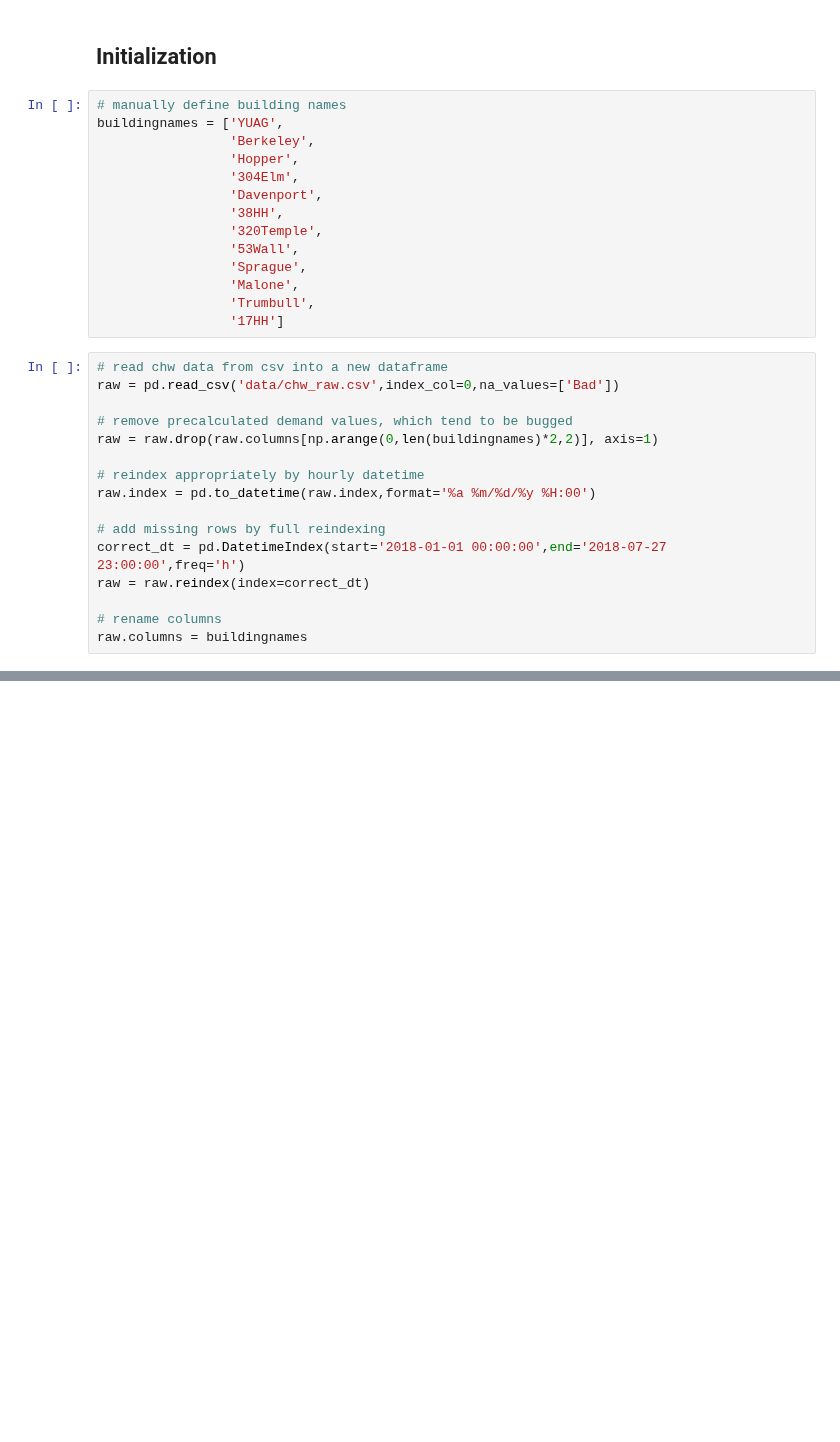
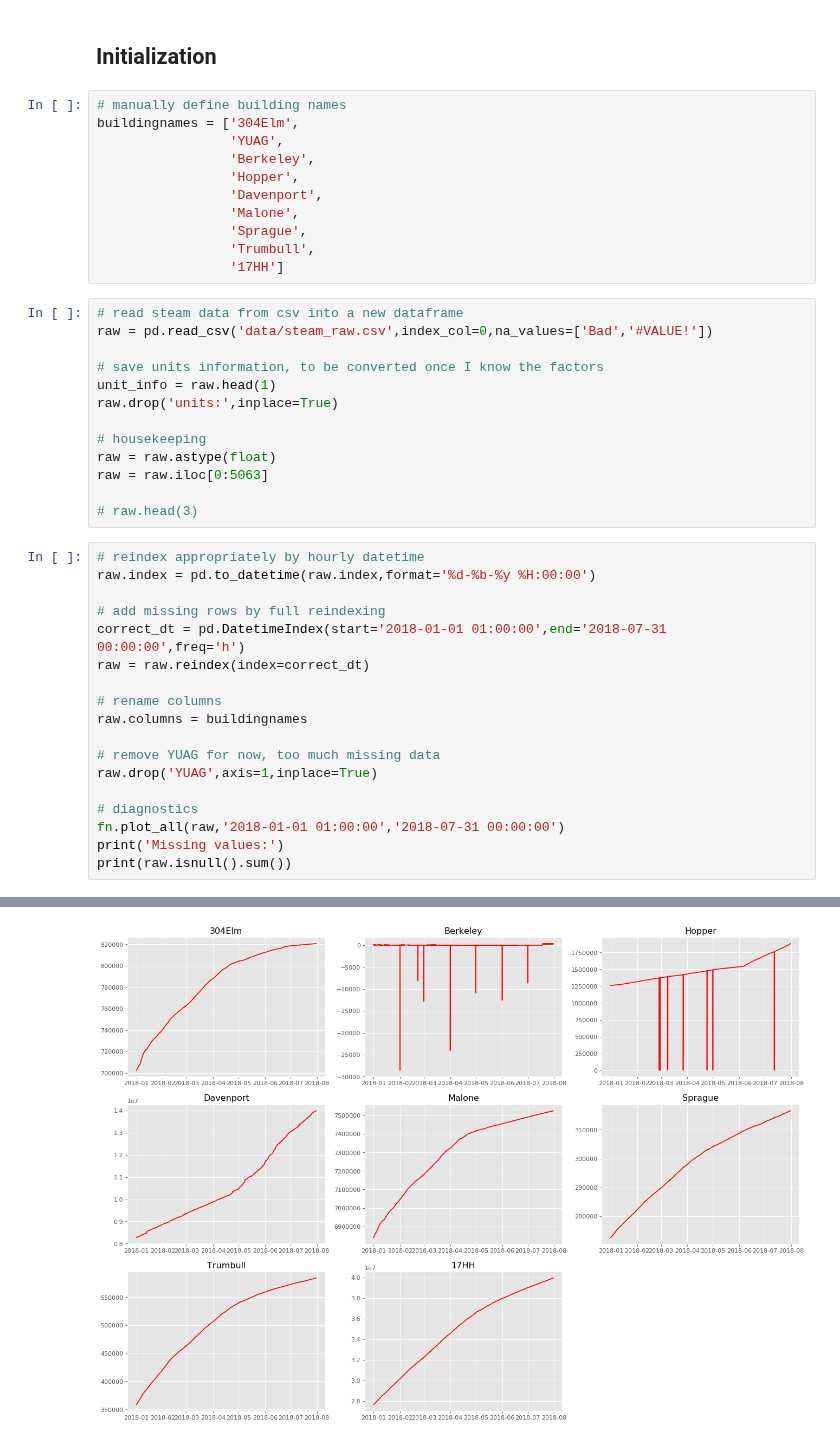
Before and after one commit to kevinkoste/university-load-forecasting, a Jupyter notebook: steam_pipeline.ipynb, the cells around one changed output, grey strips where cells are left out. Drawn from its saved outputs; the diff is of its cells as text; blank space fills up the shorter version.

Commit message:
chw and steam uploads

```diff
--- a/steam_pipeline.ipynb
+++ b/steam_pipeline.ipynb
@@ -13,31 +13,44 @@ plt.style.use('ggplot')
 ## Initialization
 # %%
 # manually define building names
-buildingnames = ['YUAG',
+buildingnames = ['304Elm',
+                 'YUAG',
                  'Berkeley',
                  'Hopper',
-                 '304Elm',
                  'Davenport',
-                 '38HH',
-                 '320Temple',
-                 '53Wall',
+                 'Malone',
                  'Sprague',
-                 'Malone',
                  'Trumbull',
                  '17HH']
+# %%
+# read steam data from csv into a new dataframe
+raw = pd.read_csv('data/steam_raw.csv',index_col=0,na_values=['Bad','#VALUE!'])
+
+# save units information, to be converted once I know the factors
+unit_info = raw.head(1)
+raw.drop('units:',inplace=True)
+
+# housekeeping
+raw = raw.astype(float)
+raw = raw.iloc[0:5063]
+
+# raw.head(3)
 # %%
-# read chw data from csv into a new dataframe
-raw = pd.read_csv('data/chw_raw.csv',index_col=0,na_values=['Bad'])
-
-# remove precalculated demand values, which tend to be bugged
-raw = raw.drop(raw.columns[np.arange(0,len(buildingnames)*2,2)], axis=1)
-
 # reindex appropriately by hourly datetime
-raw.index = pd.to_datetime(raw.index,format='%a %m/%d/%y %H:00')
+raw.index = pd.to_datetime(raw.index,format='%d-%b-%y %H:00:00')
 
 # add missing rows by full reindexing
-correct_dt = pd.DatetimeIndex(start='2018-01-01 00:00:00',end='2018-07-27 23:00:00',freq='h')
+correct_dt = pd.DatetimeIndex(start='2018-01-01 01:00:00',end='2018-07-31 00:00:00',freq='h')
 raw = raw.reindex(index=correct_dt)
 
 # rename columns
 raw.columns = buildingnames
+
+# remove YUAG for now, too much missing data
+raw.drop('YUAG',axis=1,inplace=True)
+
+# diagnostics
+fn.plot_all(raw,'2018-01-01 01:00:00','2018-07-31 00:00:00')
+print('Missing values:')
+print(raw.isnull().sum())
+# %% [output]
@@ -43,0 +67 @@ raw.columns = buildingnames
+[figure, added]
```
Also changed, not shown: parts of 3 cells of this notebook, 2 other files.
